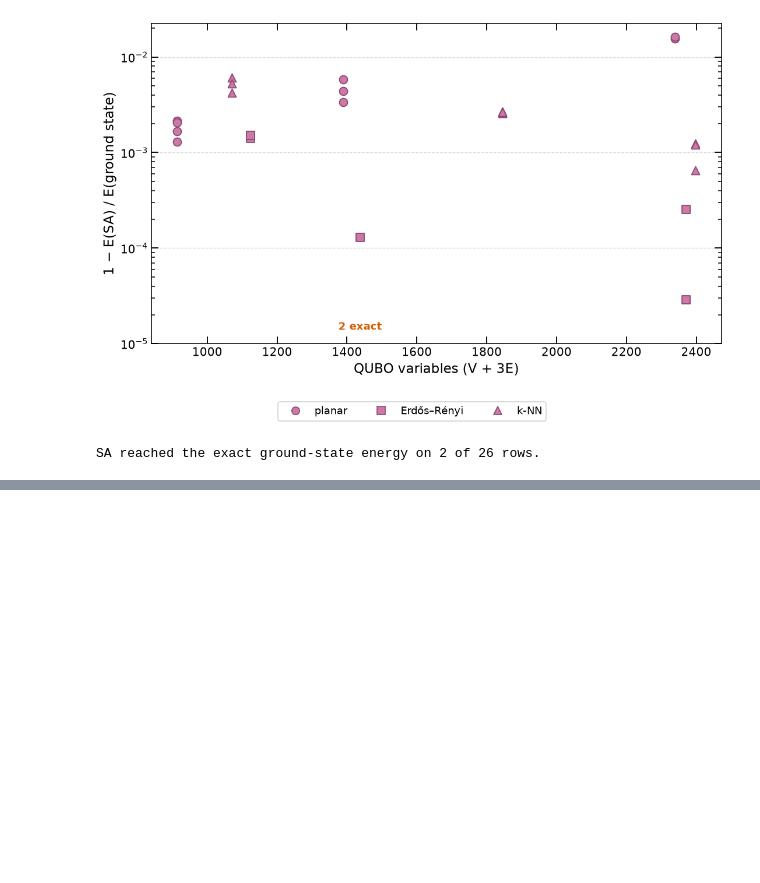
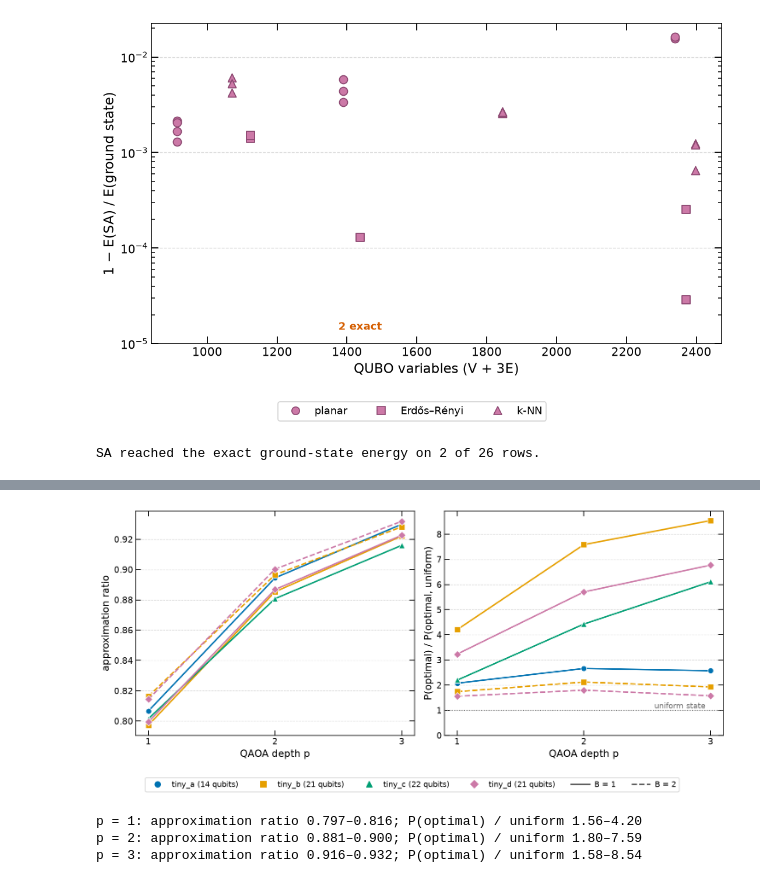
Before and after one commit to SECQUOIA/Network-Interdiction, a Jupyter notebook: notebooks/analysis.ipynb, the cells around one changed output, grey strips where cells are left out. Saved outputs shown, nothing was run; the diff lists cells and outputs as text; code cells hidden in the pictures; blank space fills up the shorter version.

```diff
--- a/notebooks/analysis.ipynb
+++ b/notebooks/analysis.ipynb
@@ -50,6 +53,10 @@ plot_energy_gap = utils.plot_energy_gap
 plot_incumbent_trajectory = utils.plot_incumbent_trajectory
 plot_time_vs_quality = utils.plot_time_vs_quality
 time_summary = utils.time_summary
+load_qaoa_results = utils.load_qaoa_results
+qaoa_vs_classical_table = utils.qaoa_vs_classical_table
+plot_qaoa_depth = utils.plot_qaoa_depth
+plot_qaoa_transfer = utils.plot_qaoa_transfer
 
 apply_plot_style()
 
@@ -66,6 +73,12 @@ TRAJ_BUDGET = 6
 EMPTY_WINDOW_INSTANCE = "90_0.1.erdosflow"
 EMPTY_WINDOW_BUDGET = 10
 
+# QAOA section: run_qaoa_benchmark.py's rows and the classical results for the
+# same six tiny rows; the comparison table shows QAOA at this depth.
+QAOA_CSV = REPO_ROOT / "results" / "qaoa_tiny.csv"
+SAMPLE_CSV = REPO_ROOT / "results" / "sample_results_sa.csv"
+QAOA_TABLE_DEPTH = 3
+
 df = load_results(RESULTS_CSV)
 
 print(f"Loaded {len(df)} rows from {RESULTS_CSV.relative_to(REPO_ROOT)}")
@@ -340,0 +379,10 @@ SA reached the exact ground-state energy on 2 of 26 rows.
+# %%
+qaoa = load_qaoa_results(QAOA_CSV)
+sample = pd.read_csv(SAMPLE_CSV, comment="#")
+depths = ", ".join(str(reps) for reps in sorted(qaoa["reps"].unique()))
+print(f"Loaded {len(qaoa)} rows from {QAOA_CSV.relative_to(REPO_ROOT)}: "
+      f"{qaoa['case'].nunique()} cases at depths {depths}")
+for line in read_provenance(QAOA_CSV):
+    print(f"  {line}")
+qaoa_table = qaoa_vs_classical_table(qaoa, sample, QAOA_TABLE_DEPTH)
+display(qaoa_table.round(3))
@@ -340,0 +418,13 @@ SA reached the exact ground-state energy on 2 of 26 rows.
+# %%
+fig_qaoa_depth = plot_qaoa_depth(qaoa)
+plt.savefig(FIGURES_DIR / "qaoa_depth.png", dpi=150, bbox_inches="tight")
+plt.show()
+for reps, rows in qaoa.groupby("reps"):
+    print(f"p = {reps}: approximation ratio {rows['approx_ratio'].min():.3f}–"
+          f"{rows['approx_ratio'].max():.3f}; P(optimal) / uniform "
+          f"{rows['enrichment'].min():.2f}–{rows['enrichment'].max():.2f}")
+# %% [output]
+[figure, added]
+p = 1: approximation ratio 0.797–0.816; P(optimal) / uniform 1.56–4.20
+p = 2: approximation ratio 0.881–0.900; P(optimal) / uniform 1.80–7.59
+p = 3: approximation ratio 0.916–0.932; P(optimal) / uniform 1.58–8.54
```
Also changed, not shown: parts of 6 cells of this notebook, 5 other files.
